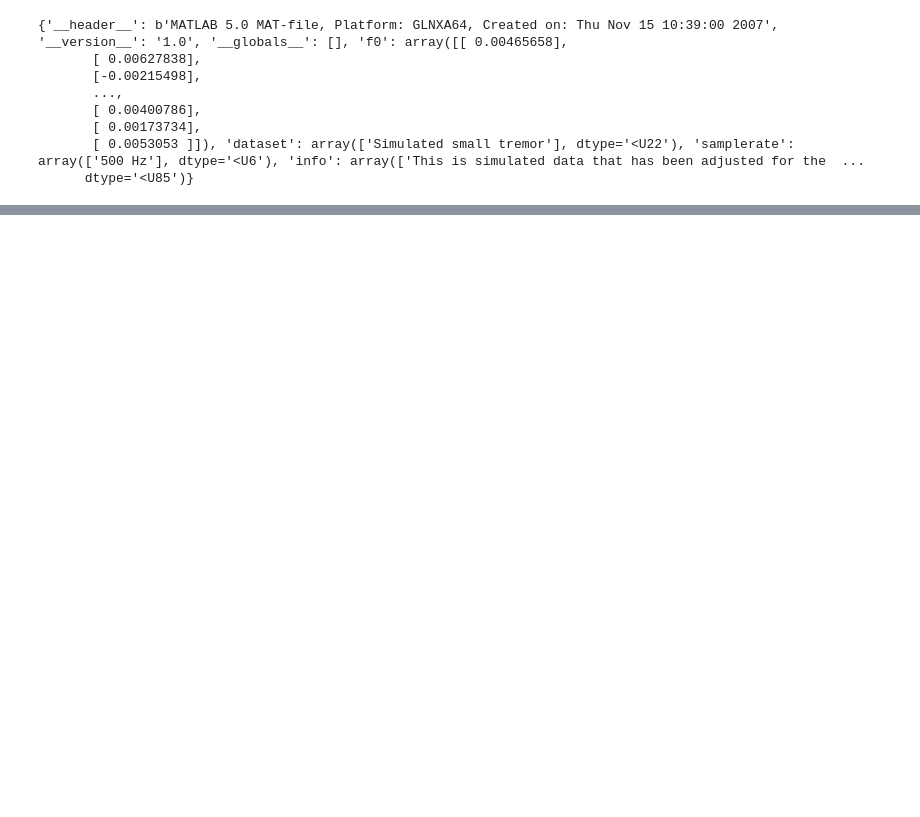
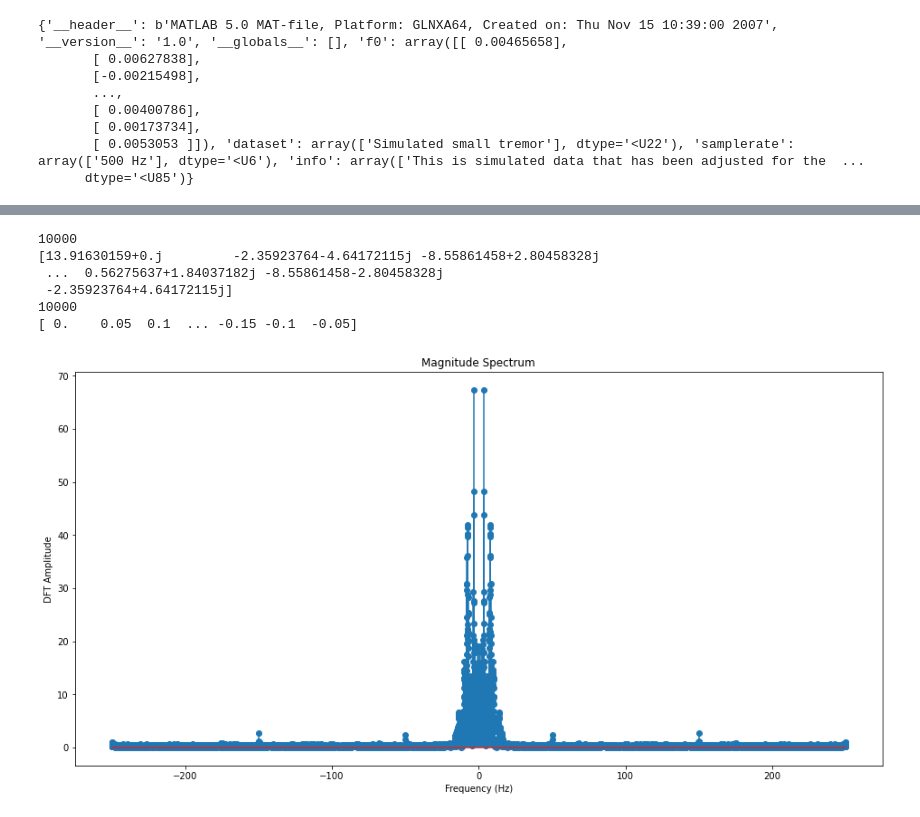
Before and after one commit to JennyYuanZW/FT-Windowing, a Jupyter notebook: earthquake dataset1.ipynb, the cells around one changed output, grey strips where cells are left out. Cells and saved outputs as stored; diff of their text form; code cells hidden in the pictures; blank space fills up the shorter version.

```diff
--- a/earthquake dataset1.ipynb
+++ b/earthquake dataset1.ipynb
@@ -39,0 +55,11 @@ dataset1_transform.apply_window(window_function, sampling_range)
+# %%
+bartlettwindow = np.bartlett(sampling_range)
+dataset1_transform.apply_window(bartlettwindow, sampling_range)
+# %% [output]
+10000
+[13.91630159+0.j         -2.35923764-4.64172115j -8.55861458+2.80458328j
+ ...  0.56275637+1.84037182j -8.55861458-2.80458328j
+ -2.35923764+4.64172115j]
+10000
+[ 0.    0.05  0.1  ... -0.15 -0.1  -0.05]
+[figure, added]
```
Also changed, not shown: parts of 7 cells of this notebook.
